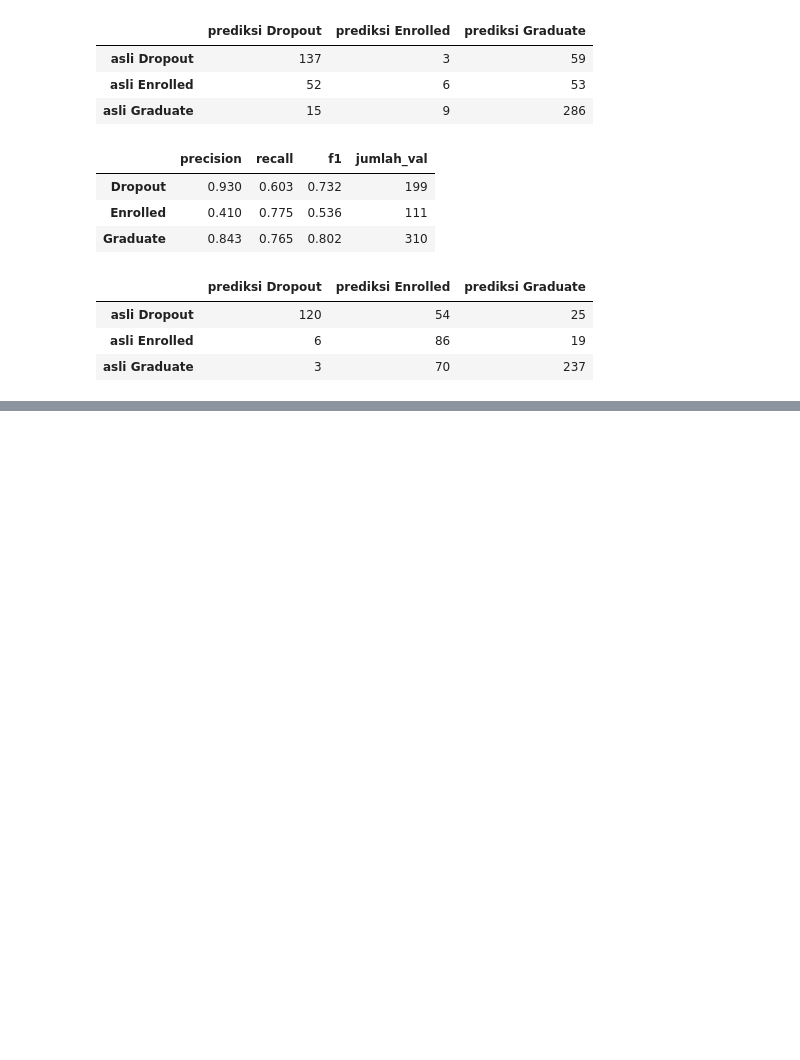
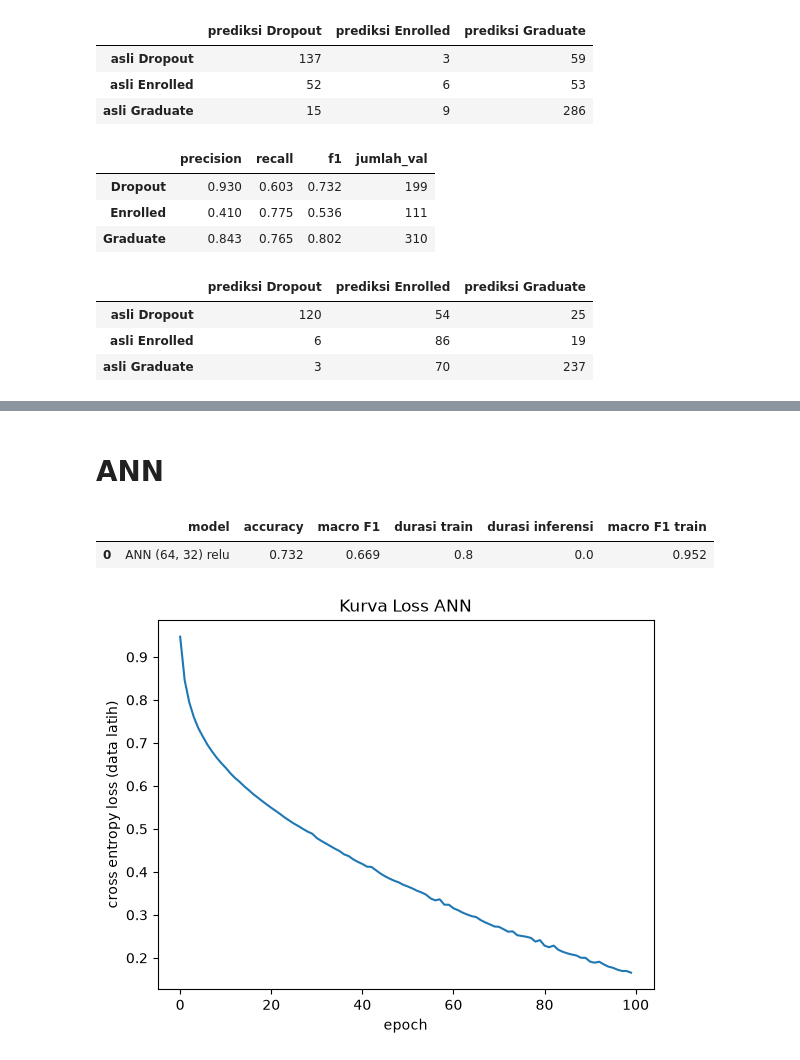
Before and after one commit to RuhullahReza/Project-2-Advanced-AI, a Jupyter notebook: model.ipynb, the cells around one changed output, grey strips where cells are left out. Cells and saved outputs as stored; diff of their text form; code cells hidden in the pictures; blank space fills up the shorter version.

```diff
--- a/model.ipynb
+++ b/model.ipynb
@@ -760,0 +855,22 @@ pd.DataFrame(hasil_depth).round(3)
+# %% [markdown]
+# ANN
+# %%
+from models.ann import NeuralNetwork
+
+ann = NeuralNetwork(hidden_layer_sizes=(64,32),activation="relu", learning_rate=0.01, batch_size=32, epochs=100, random_state=RANDOM_STATE)
+
+hasil = evaluasi("ANN (64, 32) relu", ann, X_fit, y_fit, X_v, y_v)
+hasil["macro F1 train"] = f1_score(y_fit, ann.predict(X_fit), average="macro")
+
+pd.DataFrame([hasil]).round(3)
+# %% [output]
+|  | model | accuracy | macro F1 | durasi train | durasi inferensi | macro F1 train |
+| 0 | ANN (64, 32) relu | 0.732 | 0.669 | 0.8 | 0.0 | 0.952 |
+# %%
+plt.plot(ann.loss_history)
+plt.xlabel("epoch")
+plt.ylabel("cross entropy loss (data latih)")
+plt.title("Kurva Loss ANN")
+plt.show()
+# %% [output]
+[figure, added]
```
Also changed, not shown: parts of 14 cells of this notebook, 2 other files.
